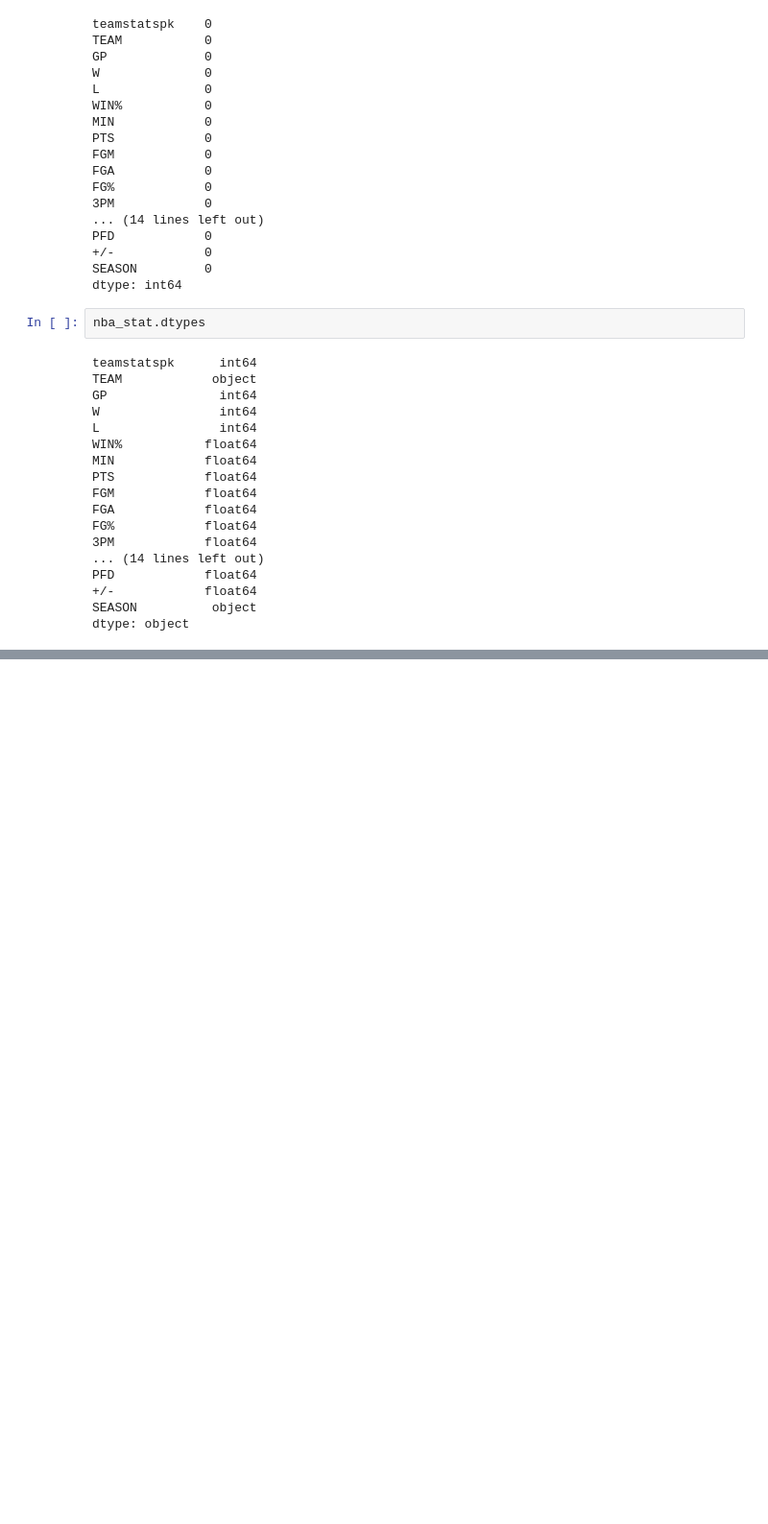
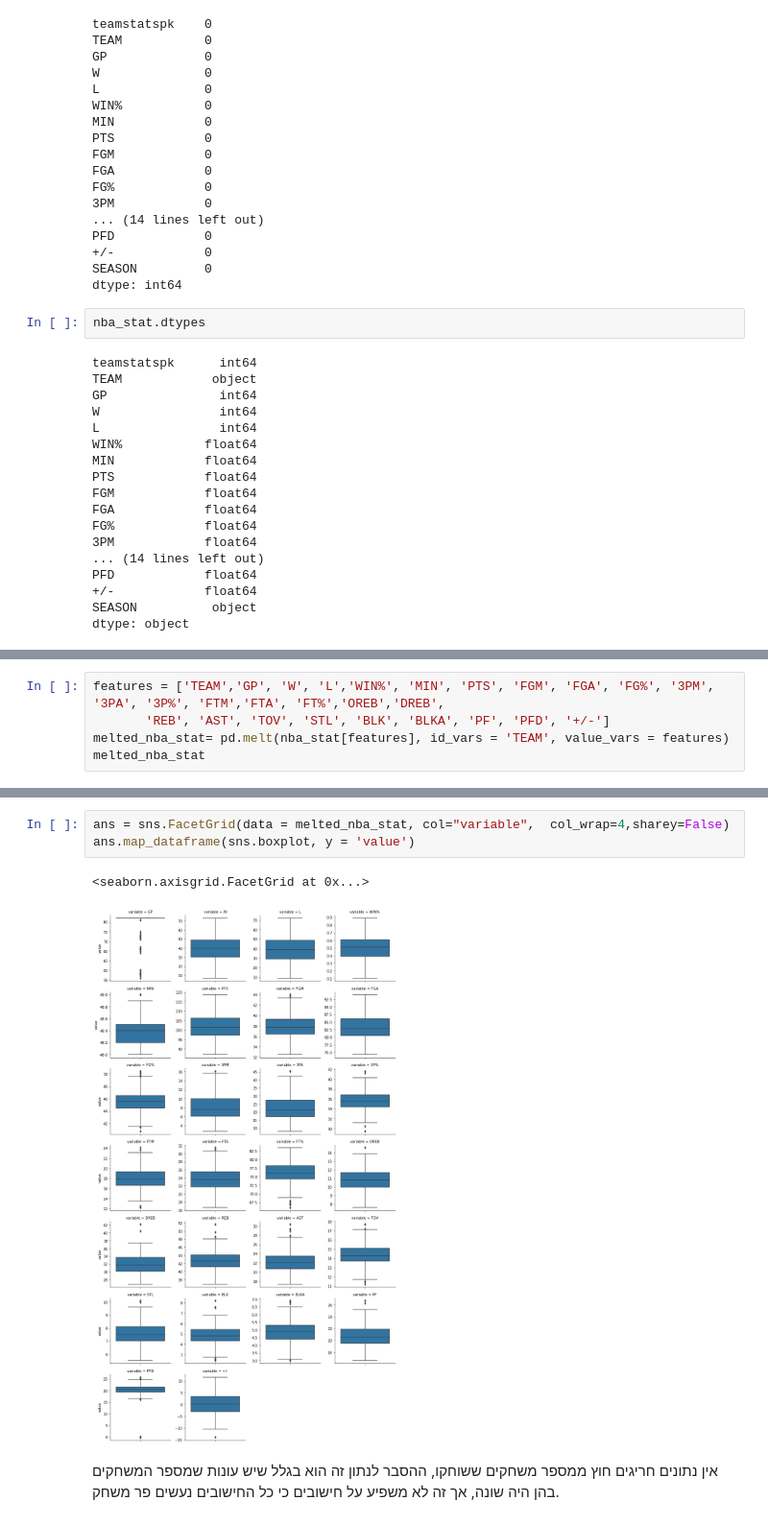
Before and after one commit to eytanmuzafi/data-science, a Jupyter notebook: project.ipynb, the cells around one changed output, grey strips where cells are left out. Shown: that part at 96% size. Cells and saved outputs as stored; diff of their text form; blank space fills up the shorter version.

```diff
--- a/project.ipynb
+++ b/project.ipynb
@@ -83,0 +147,5 @@ dtype: object
+# %%
+features = ['TEAM','GP', 'W', 'L','WIN%', 'MIN', 'PTS', 'FGM', 'FGA', 'FG%', '3PM', '3PA', '3P%', 'FTM','FTA', 'FT%','OREB','DREB',
+       'REB', 'AST', 'TOV', 'STL', 'BLK', 'BLKA', 'PF', 'PFD', '+/-']
+melted_nba_stat= pd.melt(nba_stat[features], id_vars = 'TEAM', value_vars = features)
+melted_nba_stat
@@ -83,0 +166,8 @@ dtype: object
+# %%
+ans = sns.FacetGrid(data = melted_nba_stat, col="variable",  col_wrap=4,sharey=False)
+ans.map_dataframe(sns.boxplot, y = 'value')
+# %% [output]
+<seaborn.axisgrid.FacetGrid at 0x...>
+[figure, added]
+# %% [markdown]
+אין נתונים חריגים חוץ ממספר משחקים ששוחקו, ההסבר לנתון זה הוא בגלל שיש עונות שמספר המשחקים בהן היה שונה, אך זה לא משפיע על חישובים כי כל החישובים נעשים פר משחק.
```
Also changed, not shown: parts of 13 cells of this notebook.
